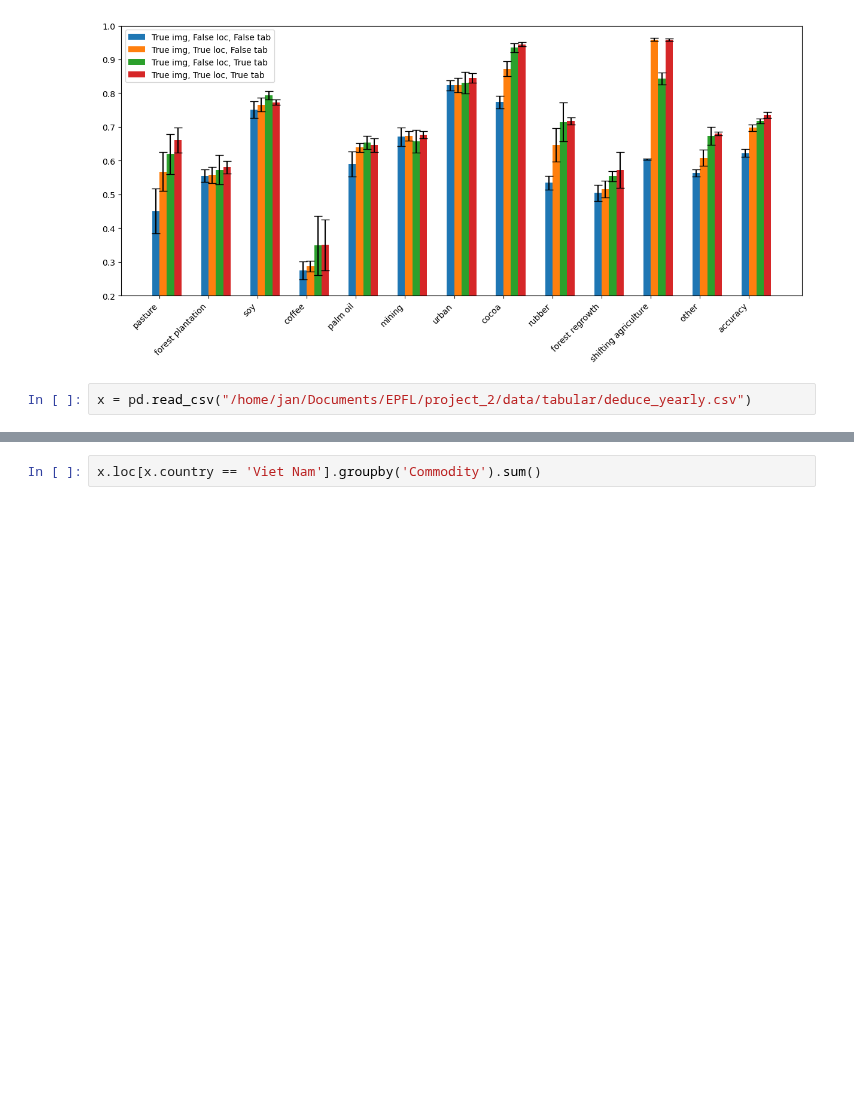
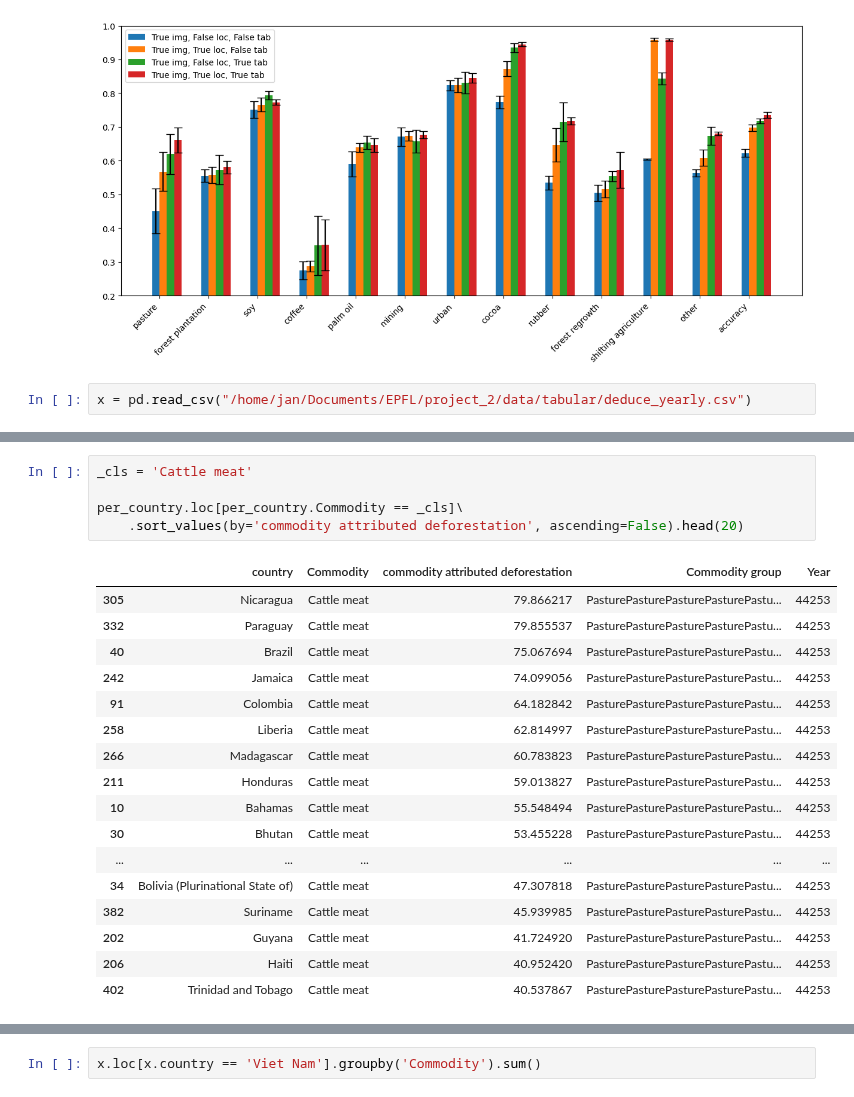
Before and after one commit to janpisl/location-encoding, a Jupyter notebook: notebooks/wandb_eval-refactor.ipynb, the cells around one changed output, grey strips where cells are left out. Cells and saved outputs as stored; diff of their text form; blank space fills up the shorter version.

```diff
--- a/notebooks/wandb_eval-refactor.ipynb
+++ b/notebooks/wandb_eval-refactor.ipynb
@@ -530 +631,24 @@ x = pd.read_csv("/home/jan/Documents/EPFL/project_2/data/tabular/deduce_yearly.c
+# %%
+_cls = 'Cattle meat'
+
+per_country.loc[per_country.Commodity == _cls]\
+    .sort_values(by='commodity attributed deforestation', ascending=False).head(20)
+# %% [output]
+|  | country | Commodity | commodity attributed deforestation | Commodity group | Year |
+| 305 | Nicaragua | Cattle meat | 79.866217 | PasturePasturePasturePasturePastu... | 44253 |
+| 332 | Paraguay | Cattle meat | 79.855537 | PasturePasturePasturePasturePastu... | 44253 |
+| 40 | Brazil | Cattle meat | 75.067694 | PasturePasturePasturePasturePastu... | 44253 |
+| 242 | Jamaica | Cattle meat | 74.099056 | PasturePasturePasturePasturePastu... | 44253 |
+| 91 | Colombia | Cattle meat | 64.182842 | PasturePasturePasturePasturePastu... | 44253 |
+| 258 | Liberia | Cattle meat | 62.814997 | PasturePasturePasturePasturePastu... | 44253 |
+| 266 | Madagascar | Cattle meat | 60.783823 | PasturePasturePasturePasturePastu... | 44253 |
+| 211 | Honduras | Cattle meat | 59.013827 | PasturePasturePasturePasturePastu... | 44253 |
+| 10 | Bahamas | Cattle meat | 55.548494 | PasturePasturePasturePasturePastu... | 44253 |
+| 30 | Bhutan | Cattle meat | 53.455228 | PasturePasturePasturePasturePastu... | 44253 |
+| ... | ... | ... | ... | ... | ... |
+| 34 | Bolivia (Plurinational State of) | Cattle meat | 47.307818 | PasturePasturePasturePasturePastu... | 44253 |
+| 382 | Suriname | Cattle meat | 45.939985 | PasturePasturePasturePasturePastu... | 44253 |
+| 202 | Guyana | Cattle meat | 41.724920 | PasturePasturePasturePasturePastu... | 44253 |
+| 206 | Haiti | Cattle meat | 40.952420 | PasturePasturePasturePasturePastu... | 44253 |
+| 402 | Trinidad and Tobago | Cattle meat | 40.537867 | PasturePasturePasturePasturePastu... | 44253 |
 # %%
```
Also changed, not shown: parts of 10 cells of this notebook, 9 other files.
